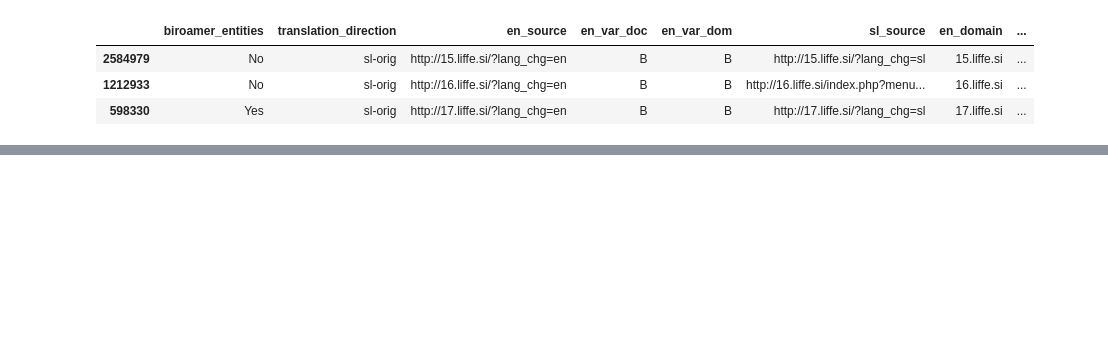
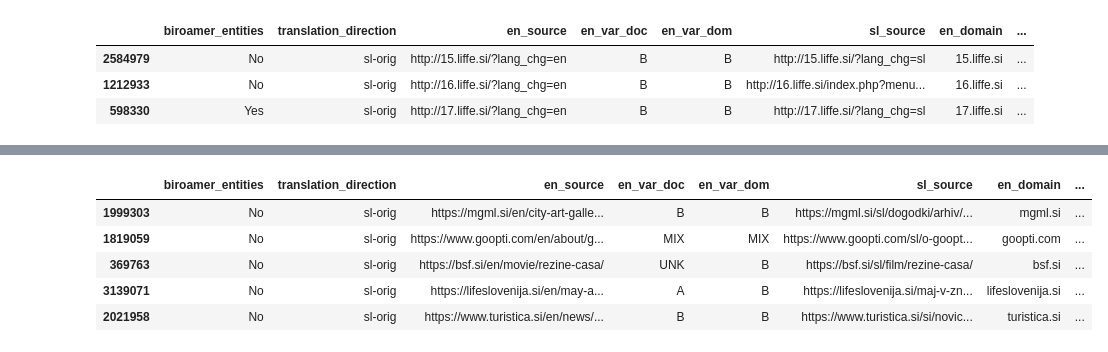
Before and after one commit to TajaKuzman/Applying-GENRE-on-MaCoCu-bilingual, a Jupyter notebook: 4.-Analyze-predicted-genres.ipynb, the cells around one changed output, grey strips where cells are left out. Cells and saved outputs as stored; diff of their text form; code cells hidden in the pictures; blank space fills up the shorter version.

```diff
--- a/4.-Analyze-predicted-genres.ipynb
+++ b/4.-Analyze-predicted-genres.ipynb
@@ -23,0 +60,5 @@ Name: X-GENRE, dtype: float64
+# %%
+for i in LABELS:
+    print(i)
+    filtered_corpus = corpus[corpus["X-GENRE"] == i]
+    print(filtered_corpus["en_var_doc"].value_counts(normalize="True").to_markdown())
@@ -23,0 +120,7 @@ Name: X-GENRE, dtype: float64
+# %%
+# Add to the sample instances of underrepresented labels so that each has at least 10 instances
+final_sample = sample
+
+for i in ['Opinion/Argumentation', 'Legal',  'Other', 'Prose/Lyrical', 'Forum']:
+	added_instances = corpus[corpus["X-GENRE"] == i].sample(n=10)
+	final_sample = pd.concat([final_sample, added_instances])
@@ -23,0 +131,3 @@ Name: X-GENRE, dtype: float64
+# %%
+# Drop any duplicates
+final_sample = final_sample.drop_duplicates()
@@ -23,0 +147,13 @@ Name: X-GENRE, dtype: float64
+# %%
+# Shuffle the instances
+from sklearn.utils import shuffle
+final_sample = shuffle(final_sample)
+
+final_sample.tail()
+# %% [output]
+|  | biroamer_entities | translation_direction | en_source | en_var_doc | en_var_dom | sl_source | en_domain | ... |
+| 1999303 | No | sl-orig | https://mgml.si/en/city-art-galle... | B | B | https://mgml.si/sl/dogodki/arhiv/... | mgml.si | ... |
+| 1819059 | No | sl-orig | https://www.goopti.com/en/about/g... | MIX | MIX | https://www.goopti.com/sl/o-goopt... | goopti.com | ... |
+| 369763 | No | sl-orig | https://bsf.si/en/movie/rezine-casa/ | UNK | B | https://bsf.si/sl/film/rezine-casa/ | bsf.si | ... |
+| 3139071 | No | sl-orig | https://lifeslovenija.si/en/may-a... | A | B | https://lifeslovenija.si/maj-v-zn... | lifeslovenija.si | ... |
+| 2021958 | No | sl-orig | https://www.turistica.si/en/news/... | B | B | https://www.turistica.si/si/novic... | turistica.si | ... |
```
Also changed, not shown: parts of 21 cells of this notebook, 10 other files.
